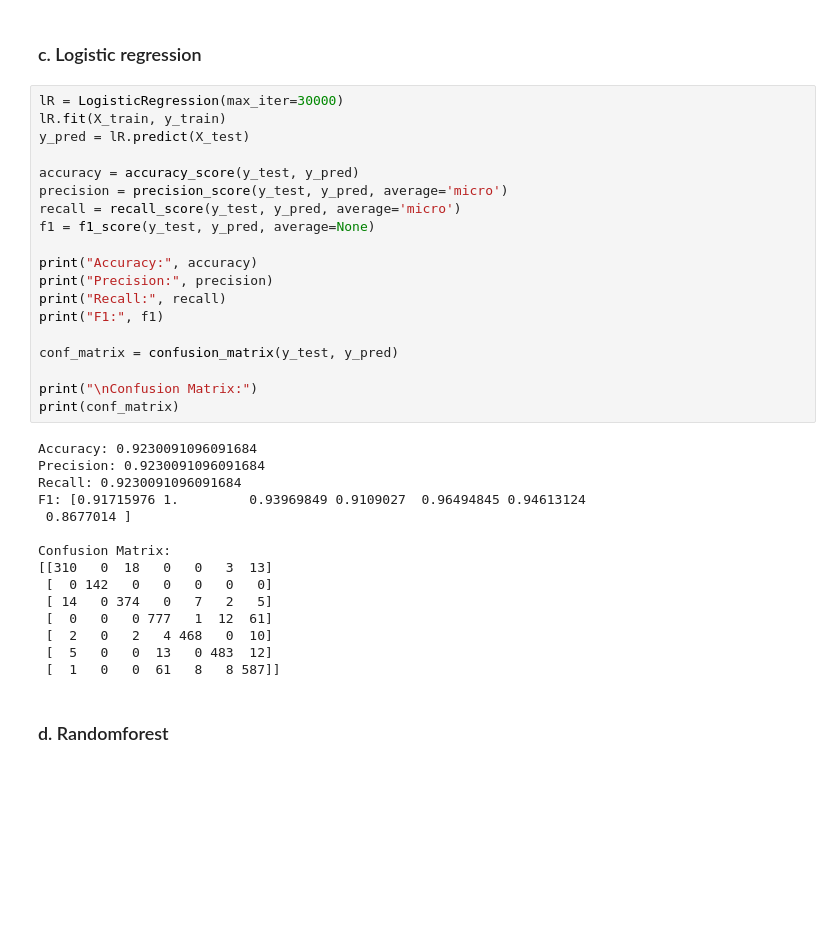
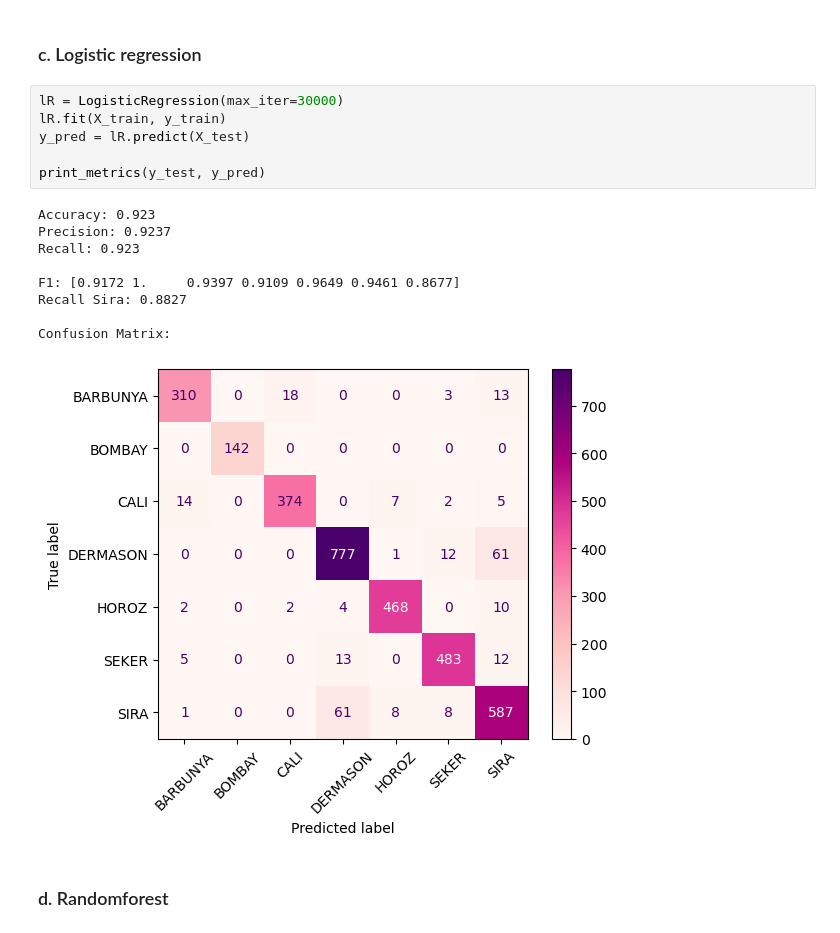
Before and after one commit to tmnstllr/ucd-machine_learning, a Jupyter notebook: assignment_1.ipynb, the cells around one changed output. Cells and saved outputs as stored; diff of their text form; blank space fills up the shorter version.

```diff
--- a/assignment_1.ipynb
+++ b/assignment_1.ipynb
@@ -126,37 +109,19 @@ Confusion Matrix:
 # %%
 lR = LogisticRegression(max_iter=30000)
 lR.fit(X_train, y_train)
 y_pred = lR.predict(X_test)
 
-accuracy = accuracy_score(y_test, y_pred)
-precision = precision_score(y_test, y_pred, average='micro')
-recall = recall_score(y_test, y_pred, average='micro')
-f1 = f1_score(y_test, y_pred, average=None)
-
-print("Accuracy:", accuracy)
-print("Precision:", precision)
-print("Recall:", recall)
-print("F1:", f1)
-
-conf_matrix = confusion_matrix(y_test, y_pred)
-
-print("\nConfusion Matrix:")
-print(conf_matrix)
+print_metrics(y_test, y_pred)
 # %% [output]
-Accuracy: 0.9230091096091684
-Precision: 0.9230091096091684
-Recall: 0.9230091096091684
-F1: [0.91715976 1.         0.93969849 0.9109027  0.96494845 0.94613124
- 0.8677014 ]
+Accuracy: 0.923
+Precision: 0.9237
+Recall: 0.923
+
+F1: [0.9172 1.     0.9397 0.9109 0.9649 0.9461 0.8677]
+Recall Sira: 0.8827
 
 Confusion Matrix:
-[[310   0  18   0   0   3  13]
- [  0 142   0   0   0   0   0]
- [ 14   0 374   0   7   2   5]
- [  0   0   0 777   1  12  61]
- [  2   0   2   4 468   0  10]
- [  5   0   0  13   0 483  12]
- [  1   0   0  61   8   8 587]]
+[figure, added]
 # %% [markdown]
 ### d. Randomforest
 # %%
```
Also changed, not shown: parts of 12 cells of this notebook.
